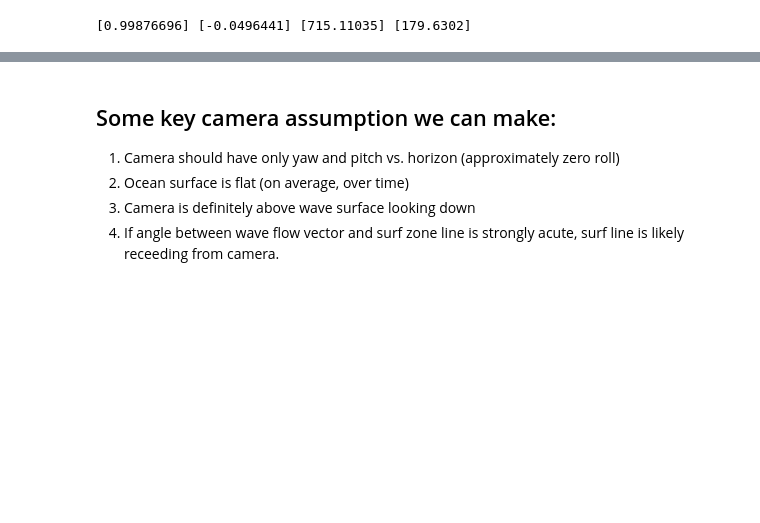
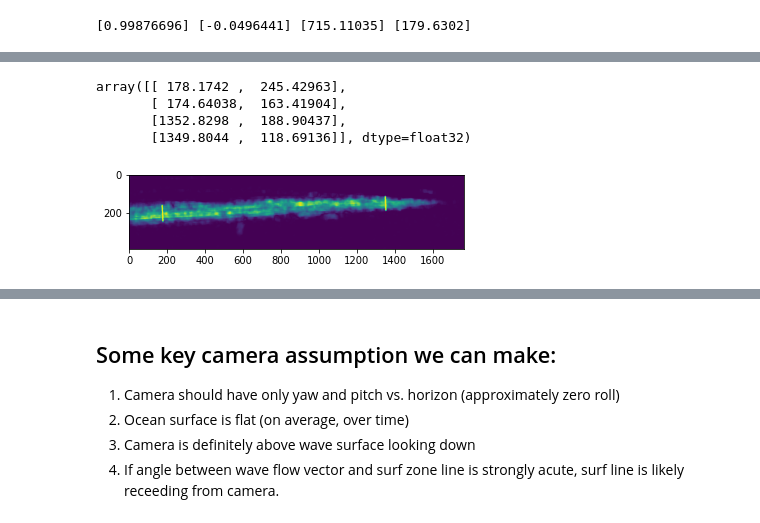
Before and after one commit to sjobeek/surfbreak, a Jupyter notebook: 03_perspective_transform.ipynb, the cells around one changed output, grey strips where cells are left out. Saved outputs shown, nothing was run; the diff lists cells and outputs as text; code cells hidden in the pictures; blank space fills up the shorter version.

```diff
--- a/03_perspective_transform.ipynb
+++ b/03_perspective_transform.ipynb
@@ -188,0 +215,9 @@ array([[ 9.9907291e-01],
+# %%
+def flow_mag_at_point(flow_mag, point, windowsize=100, percentile=90):
+    xrange = (int(point[0] - windowsize/2), int(point[0] + windowsize/2))
+    yrange = (int(point[1] - windowsize/2), int(point[1] + windowsize/2))
+    window_mag = trim_image(flow_mag, xrange, yrange)
+    # Find the 90th percentile value of the magnitudes which are greater than the mean
+    # (Goal is to find the highest "reasonable" value)
+    flow_magnitude = np.percentile(window_mag[window_mag > window_mag.mean()],percentile)
+    return flow_magnitude
@@ -188,0 +234,24 @@ array([[ 9.9907291e-01],
+# %%
+leftmag = flow_mag_at_point(trimmed_mag, end_points[0], percentile=90)
+rightmag = flow_mag_at_point(trimmed_mag, end_points[1], percentile=90)
+
+dx = line[0]; dy = line[1]
+
+# Note. here dy is being used for X coordinates and vice/versa because perpendeicular = swapped dx/dy ratio
+left_top_pt     = (end_points[0][0] - 100*dy*leftmag,  end_points[0][1] + 100*dx*leftmag)
+left_bottom_pt  = (end_points[0][0] + 100*dy*leftmag,  end_points[0][1] - 100*dx*leftmag)
+right_top_pt    = (end_points[1][0] - 100*dy*rightmag, end_points[1][1] + 100*dx*rightmag)
+right_bottom_pt = (end_points[1][0] + 100*dy*rightmag, end_points[1][1] - 100*dx*rightmag)
+
+img = cv2.line(trimmed_mag.copy(), left_top_pt, left_bottom_pt, .5, thickness=8)
+img2 = cv2.line(img.copy(), right_top_pt, right_bottom_pt, .5, thickness=8)
+plt.imshow(img2)
+
+corners1 = np.stack([np.concatenate(tup) for tup in [left_top_pt, left_bottom_pt, right_top_pt, right_bottom_pt]], axis=0)
+corners1
+# %% [output]
+array([[ 178.1742 ,  245.42963],
+       [ 174.64038,  163.41904],
+       [1352.8298 ,  188.90437],
+       [1349.8044 ,  118.69136]], dtype=float32)
+[figure, added]
```
Also changed, not shown: parts of 14 cells of this notebook.
